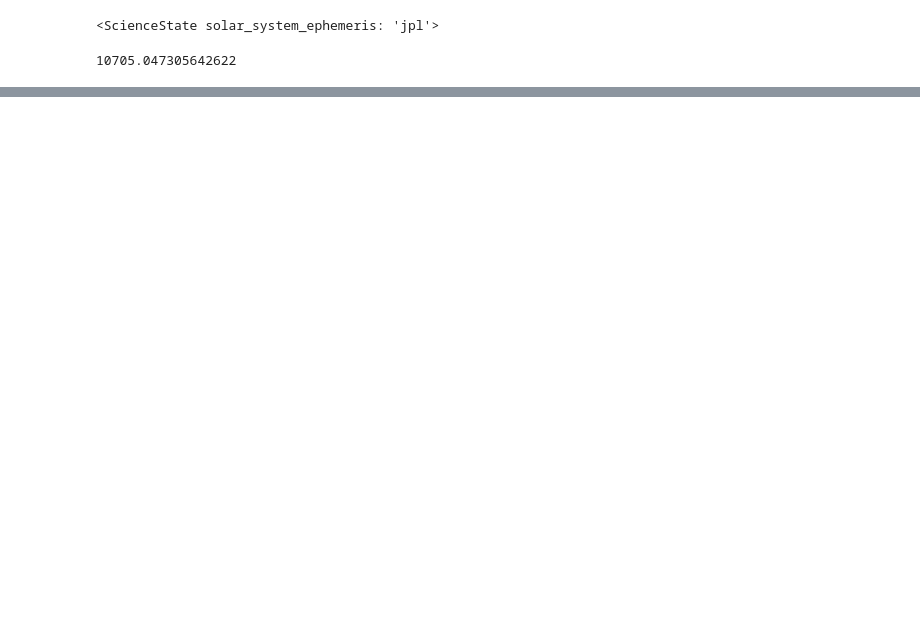
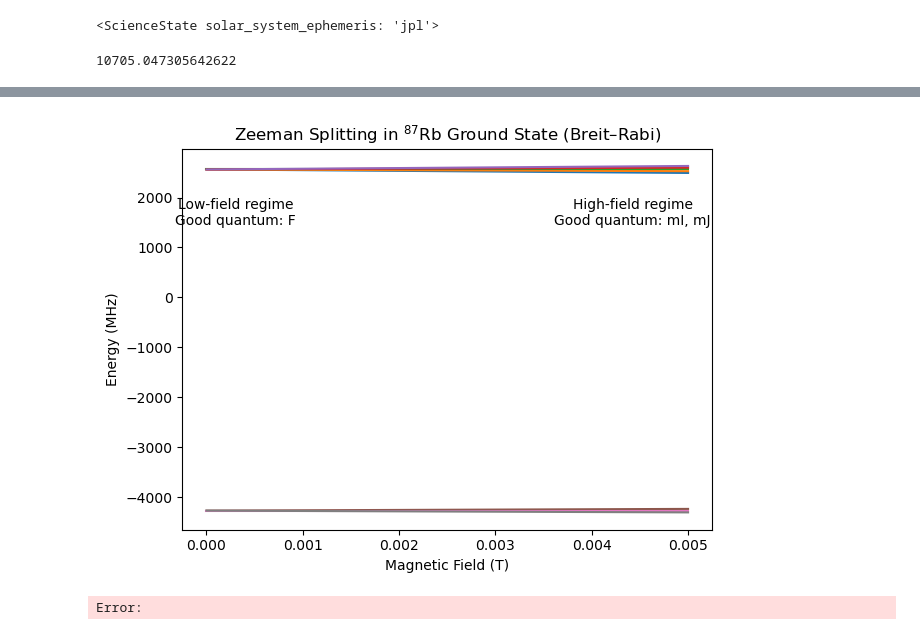
Before and after one commit to jackSN8/orbits.js, a Jupyter notebook: general_trajectory_plotting.ipynb, the cells around one changed output, grey strips where cells are left out. Drawn from its saved outputs; the diff is of its cells as text; code cells hidden in the pictures; blank space fills up the shorter version.

```diff
--- a/general_trajectory_plotting.ipynb
+++ b/general_trajectory_plotting.ipynb
@@ -453,3 +463,62 @@ Time for light to travel from Earth (♁) to Saturn (♄) at arrival time is 79.
 # ejection_orbit.inc = 0*u.rad
 # earth_ejection_plotter.plot(parking_orbit, label="Parking Orbit", color="b")
 # earth_ejection_plotter.plot(ejection_orbit, label="Ejection Orbit", color="k")
+# %%
+import numpy as np
+import matplotlib.pyplot as plt
+
+# Physical constants
+mu_B = 9.274009994e-24       # Bohr magneton (J/T)
+mu_N = 5.050783699e-27       # Nuclear magneton (J/T)
+h = 6.62607015e-34           # Planck constant (J·s)
+I = 3/2
+J = 1/2
+g_J = 2.00233113
+g_I = -0.0009951414
+A_hfs = 6.83468261090429e9   # Hyperfine splitting (Hz)
+
+def breit_rabi(B):
+    # Breit–Rabi energies (Hz) relative to center-of-gravity
+    x = (g_J*mu_B - g_I*mu_N) * B / (h * A_hfs)
+    E0 = -A_hfs / (2 * (2*I + 1))
+    energies = {}
+    for sign, F in [('+', I+J), ('-', I-J)]:
+        for mF in np.arange(-F, F+1):
+            term = np.sqrt(1 + (4 * mF * x) / (2*I + 1) + x**2)
+            E = E0 + (g_I * mu_N * B * mF) / h + (A_hfs/2) * (term if sign=='+' else -term)
+            energies[(sign, mF)] = E
+    return energies
+
+# Range of magnetic fields (T)
+B_vals = np.linspace(0, 0.005, 800)
+
+# Compute energies (convert to MHz)
+levels = list(breit_rabi(0).keys())
+energies = {lvl: [] for lvl in levels}
+for B in B_vals:
+    br = breit_rabi(B)
+    for lvl in levels:
+        energies[lvl].append(br[lvl] / 1e6)
+
+# Plot
+plt.figure()
+for E in energies.values():
+    plt.plot(B_vals, E)
+
+plt.xlabel('Magnetic Field (T)')
+plt.ylabel('Energy (MHz)')
+plt.title('Zeeman Splitting in $^{87}$Rb Ground State (Breit–Rabi)')
+
+# Mark regimes
+x0, x1 = plt.xlim()
+y0, y1 = plt.ylim()
+plt.text(x0 + 0.1*(x1-x0), y0 + 0.8*(y1-y0), 'Low-field regime\nGood quantum: F',
+         ha='center')
+plt.text(x0 + 0.85*(x1-x0), y0 + 0.8*(y1-y0), 'High-field regime\nGood quantum: mI, mJ',
+         ha='center')
+
+plt.tight_layout()
+plt.show()
+# %% [output]
+[figure, added]
+Error:
```
Also changed, not shown: parts of 5 cells of this notebook, 1 other file.
